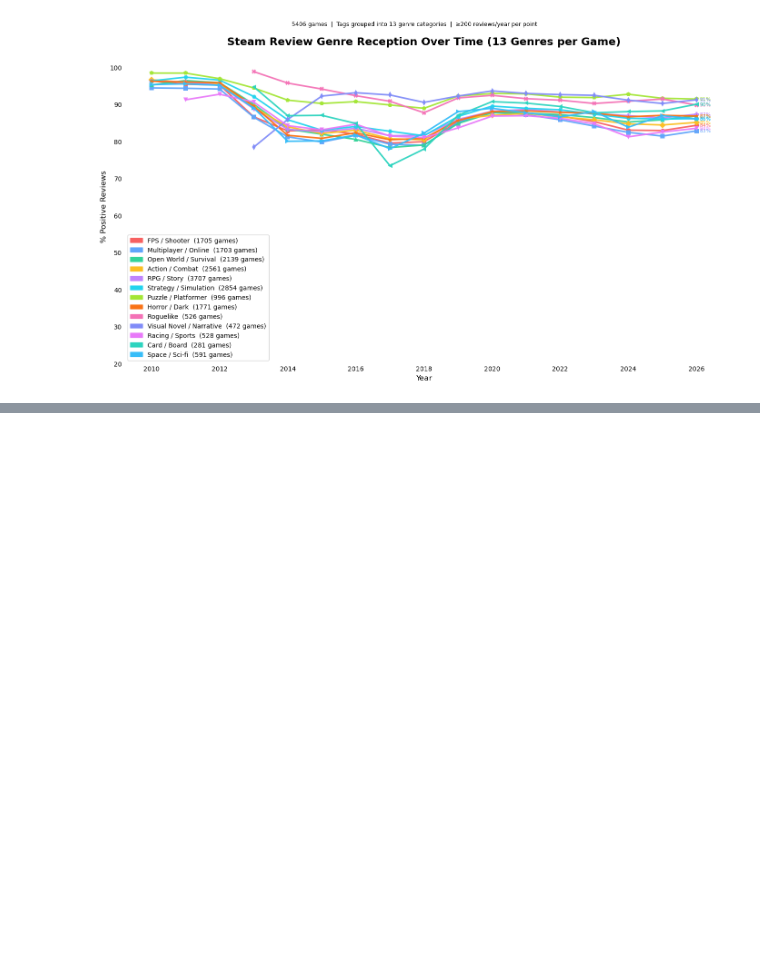
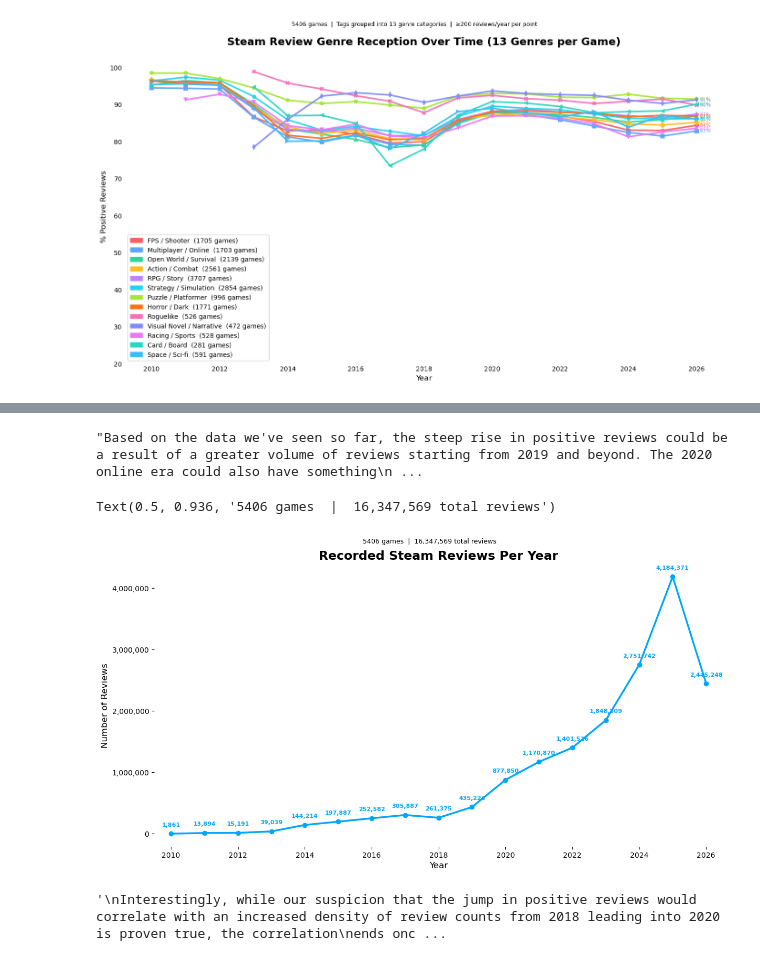
Before and after one commit to COGS108/Group-SP26-089, a Jupyter notebook: plotTest.ipynb, the cells around one changed output, grey strips where cells are left out. Drawn from its saved outputs; the diff is of its cells as text; code cells hidden in the pictures; blank space fills up the shorter version.

Commit message:
Updated plotTest

```diff
--- a/plotTest.ipynb
+++ b/plotTest.ipynb
@@ -400,0 +602,63 @@ ax.legend(
+# %%
+# Other than that, the variation is higher when games are segregated into fewer genres; it's the same story told from the original plot:
+'''An overall dive takes place in the early 2010s, fluctuating around in that "Mixed" category until another overall dive occurs in 2018, before greatly
+seeing massive recovery from 2019 and beyond.'''
+
+'''Based on the data we've seen so far, the steep rise in positive reviews could be a result of a greater volume of reviews starting from 2019 and beyond. The 2020 online era could also have something
+to do with the increase in overall positive reception for all games, which could explain why nearly all tags level out before slowly diverging from 2022 onward.'''
+# %% [output]
+"Based on the data we've seen so far, the steep rise in positive reviews could be a result of a greater volume of reviews starting from 2019 and beyond. The 2020 online era could also have something\n ...
+# %%
+# Adding total reviews per year across all games
+year_counts = {}
+for reviews_df in data.values():
+    for year, count in reviews_df.groupby('timestamp_created')['voted_up'].count().items():
+        year_counts[year] = year_counts.get(year, 0) + int(count)
+
+years  = sorted(year_counts.keys())
+counts = [year_counts[y] for y in years]
+
+
+# the plot
+fig, ax = plt.subplots(figsize = (14, 7))
+
+sns.lineplot(x = years, y = counts, ax = ax,
+             color = "#00a6ff", linewidth = 2.5,
+             marker = "o", markersize = 7, markeredgewidth = 0)
+
+# marks each point (comma separated)
+for year, count in zip(years, counts):
+    ax.annotate(f'{count:,}', xy = (year, count),
+                xytext = (0, 10), textcoords = 'offset points',
+                color = "#00a6ff", fontsize = 8, ha = 'center', fontweight = 'bold')
+
+# axes (do not change)
+ax.yaxis.set_major_formatter(plt.FuncFormatter(lambda x, _: f'{int(x):,}'))
+ax.set_xlim(years[0] - 0.5, years[-1] + 0.5)
+
+for sp in ax.spines.values():
+    sp.set_visible(False)
+
+# labels + title (and formatting)
+ax.set_title(
+    'Recorded Steam Reviews Per Year',
+    fontsize = 17, fontweight = 'bold'
+)
+# General info above the title
+ax.set_xlabel('Year', fontsize = 12)
+ax.set_ylabel('Number of Reviews', fontsize = 12)
+fig.text(0.5, 0.936, f"{len(data)} games  |  {sum(counts):,} total reviews",
+         ha = 'center', fontsize = 9)
+# %% [output]
+Text(0.5, 0.936, '5406 games  |  16,347,569 total reviews')
+[figure, added]
+# %%
+'''
+Interestingly, while our suspicion that the jump in positive reviews would correlate with an increased density of review counts from 2018 leading into 2020 is proven true, the correlation
+ends once the positive average of the tag groups begins to level out post-2020, while the number of reviews per year continues to jump drastically.
+
+What we could also be looking at is a severe bias in how we collected our data, as our chosen scraper went for "Top Games" rather than random sampling.
+which likely affected the average age of games collected
+'''
+# %% [output]
+'\nInterestingly, while our suspicion that the jump in positive reviews would correlate with an increased density of review counts from 2018 leading into 2020 is proven true, the correlation\nends onc ...
```
Also changed, not shown: parts of 11 cells of this notebook.
